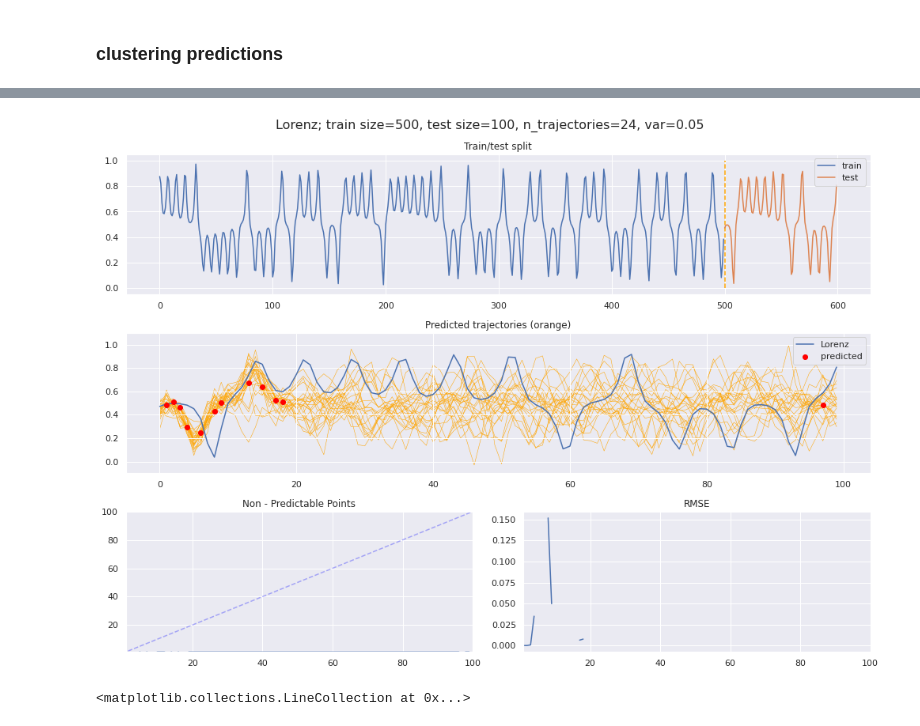
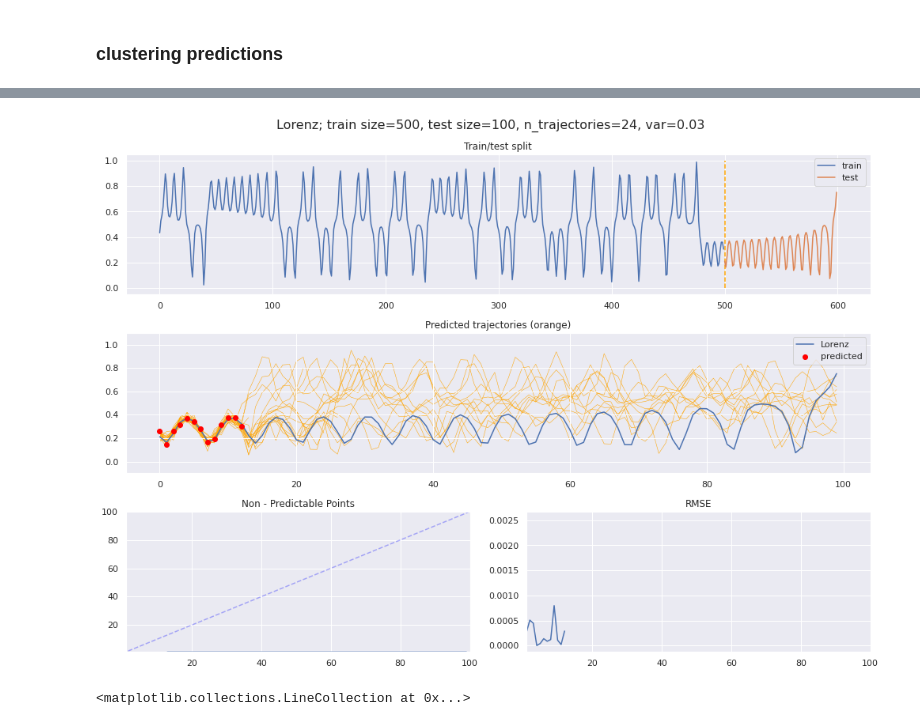
Before and after one commit to thxi/hse_chaotic_ts, a Jupyter notebook: Lorenz DBSCAN prediction.ipynb, the cells around one changed output, grey strips where cells are left out. Saved outputs shown, nothing was run; the diff lists cells and outputs as text; code cells hidden in the pictures.

```diff
--- a/Lorenz DBSCAN prediction.ipynb
+++ b/Lorenz DBSCAN prediction.ipynb
@@ -253,7 +219,7 @@ max_template_spread = 10 # max distance between y_t1 and y_t2, y_1 and y_11
 # trajectories prediction parameters
 eps = 0.01
 n_trajectories = 24
-noise_amp = 0.05
+noise_amp = 0.03
 priori_eps = 0.2
 
 
@@ -270,9 +236,9 @@ min_trajectories = int(0.5*n_trajectories)
 x, _, _ = Lorentz().generate(0.1, 3000+n_folds*(train_size+h_max)-1) # -1 because of an implementation bug
 x, x_min, x_max = normalize(x[3000:]) # "For the Lorenz series, the first 3000 observations are discarded..."
 # %%
-x = cp.asarray(x)
+# x = cp.asarray(x)
 # %%
-fold = 2
+fold = 1
 t = (train_size+h_max) * fold
 
 X_train = x[t:t+train_size]
@@ -281,13 +247,13 @@ start_points = max_template_spread * (points_in_template-1)
 X_start = x[t+train_size-start_points:t+train_size]
 
 X_test = x[t+train_size:t+train_size+h_max]
-X_test = cp.asnumpy(X_test)
 
 
 tsp = TSProcessor(
     points_in_template=points_in_template,
-    max_template_spread=max_template_spread)
-tsp.fit(X_train)
+    max_template_spread=max_template_spread,
+    X_train=X_train,
+)
 
 # unified
 X_traj_pred = tsp.predict_trajectories(
@@ -298,8 +264,5 @@ X_traj_pred = tsp.predict_trajectories(
     use_priori=False,
     X_test=X_test,
     priori_eps=priori_eps,
-    save_first_type_non_pred=False,
-    random_seed=1,
-    n_jobs=-1,
-    print_time=False,
+    print_time=True
 )
@@ -316,19 +275,23 @@ unified_result = tsp.predict_unified(
     dbs_min_samples=dbs_min_samples,
 )
 X_pred = unified_result['X_pred']
+
 traj_alive = unified_result['traj_alive']
 cluster_centers = unified_result['cluster_centers']
 
 non_pred = np.isnan(X_pred).astype(int)
 rmse = (X_pred - X_test)**2
+
+non_pred = cp.asnumpy(non_pred)
+rmse = cp.asnumpy(rmse)
 # %%
 plot_trajectories(
-    'Lorenz', cp.asnumpy(X_train), X_test, # plotting since X_start
+    'Lorenz', cp.asnumpy(X_train), cp.asnumpy(X_test), # plotting since X_start
     noise_amp, n_trajectories,
-    X_traj_pred, X_pred, non_pred, rmse, filename=f'Lorenz_cluster_{fold}_{noise_amp:.2f}.png'
+    cp.asnumpy(X_traj_pred), cp.asnumpy(X_pred), non_pred, rmse, filename=f'Lorenz_cluster_{fold}_{noise_amp:.2f}.png'
 )
 # %% [output]
-[figure, old version]
+[figure, new version]
 # %%
 fig = plt.figure(figsize=[14, 8])
 
```
Also changed, not shown: parts of 26 cells of this notebook, 16 other files.
